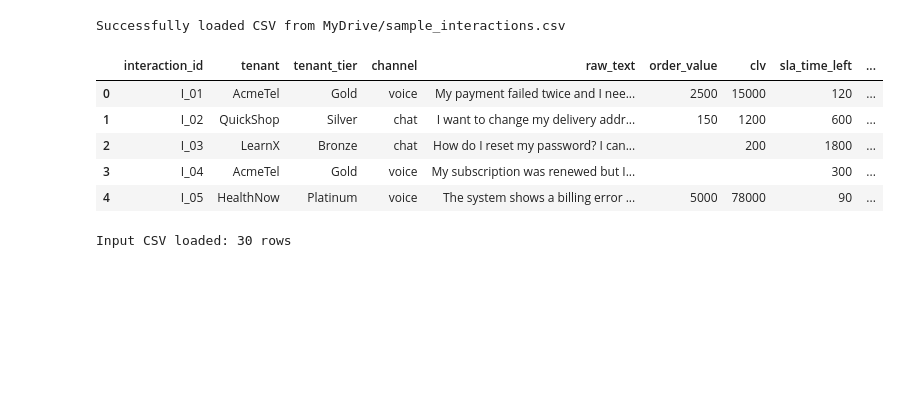
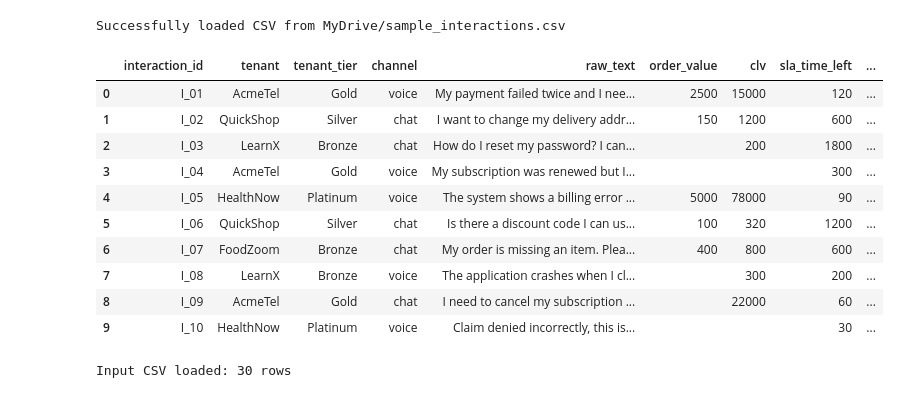
Before and after one commit to rohanb1985/failover_decision, a Jupyter notebook: failover_decision_try_02.ipynb, the cells around one changed output. Saved outputs shown, nothing was run; the diff lists cells and outputs as text; code cells hidden in the pictures; blank space fills up the shorter version.

```diff
--- a/failover_decision_try_02.ipynb
+++ b/failover_decision_try_02.ipynb
@@ -115,14 +115,19 @@ df = load_csv_from_drive(INPUT_CSV)
 # %% [output]
 Successfully loaded CSV from MyDrive/sample_interactions.csv
 # %%
-df.head(5)
+df.head(10)
 # %% [output]
 |  | interaction_id | tenant | tenant_tier | channel | raw_text | order_value | clv | sla_time_left | ... |
 | 0 | I_01 | AcmeTel | Gold | voice | My payment failed twice and I nee... | 2500 | 15000 | 120 | ... |
 | 1 | I_02 | QuickShop | Silver | chat | I want to change my delivery addr... | 150 | 1200 | 600 | ... |
 | 2 | I_03 | LearnX | Bronze | chat | How do I reset my password? I can... |  | 200 | 1800 | ... |
 | 3 | I_04 | AcmeTel | Gold | voice | My subscription was renewed but I... |  |  | 300 | ... |
 | 4 | I_05 | HealthNow | Platinum | voice | The system shows a billing error ... | 5000 | 78000 | 90 | ... |
+| 5 | I_06 | QuickShop | Silver | chat | Is there a discount code I can us... | 100 | 320 | 1200 | ... |
+| 6 | I_07 | FoodZoom | Bronze | chat | My order is missing an item. Plea... | 400 | 800 | 600 | ... |
+| 7 | I_08 | LearnX | Bronze | voice | The application crashes when I cl... |  | 300 | 200 | ... |
+| 8 | I_09 | AcmeTel | Gold | chat | I need to cancel my subscription ... |  | 22000 | 60 | ... |
+| 9 | I_10 | HealthNow | Platinum | voice | Claim denied incorrectly, this is... |  |  | 30 | ... |
 # %%
 # Convert numeric columns (some may be empty)
 numeric_cols = ["order_value","clv","sla_time_left","base_queue_wait","region_health_primary","region_health_secondary","agent_experience"]
```
Also changed, not shown: parts of 3 cells of this notebook.
